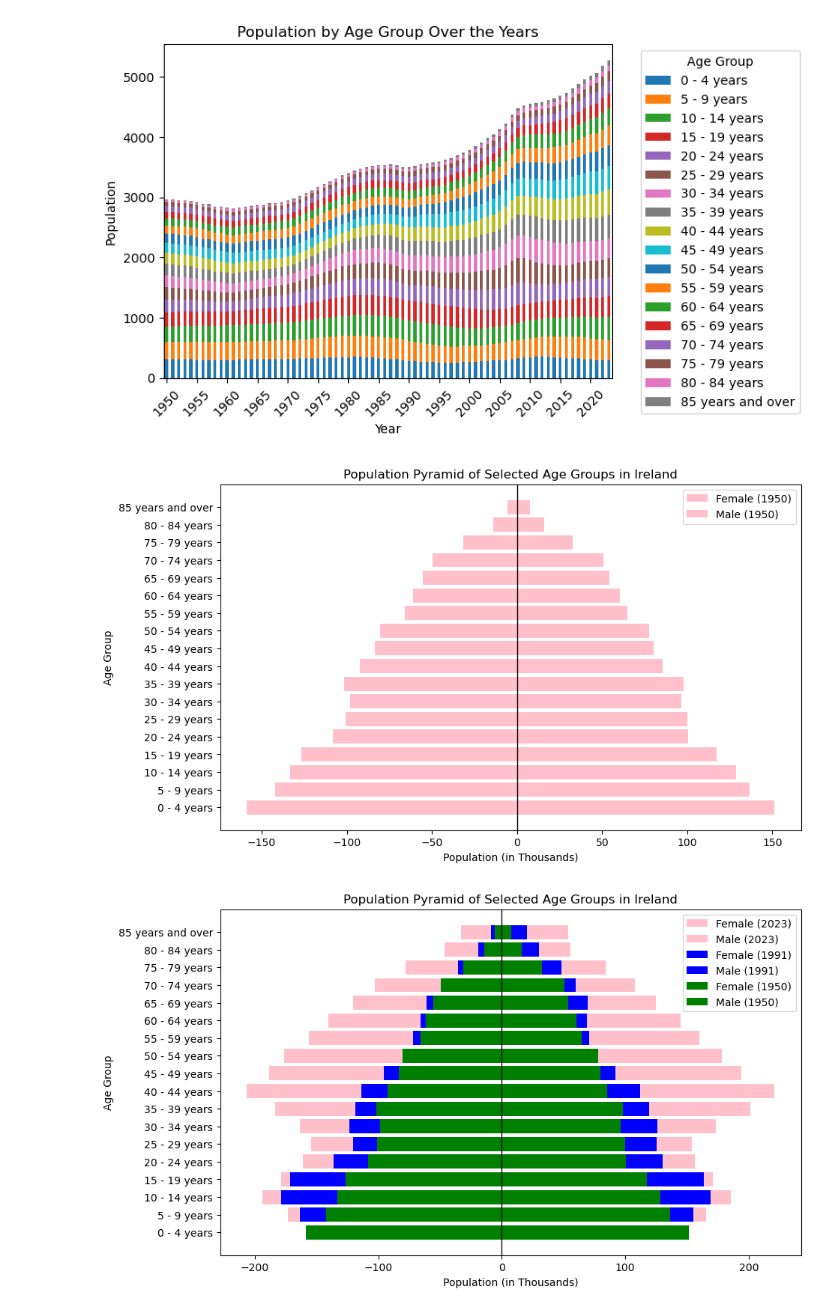
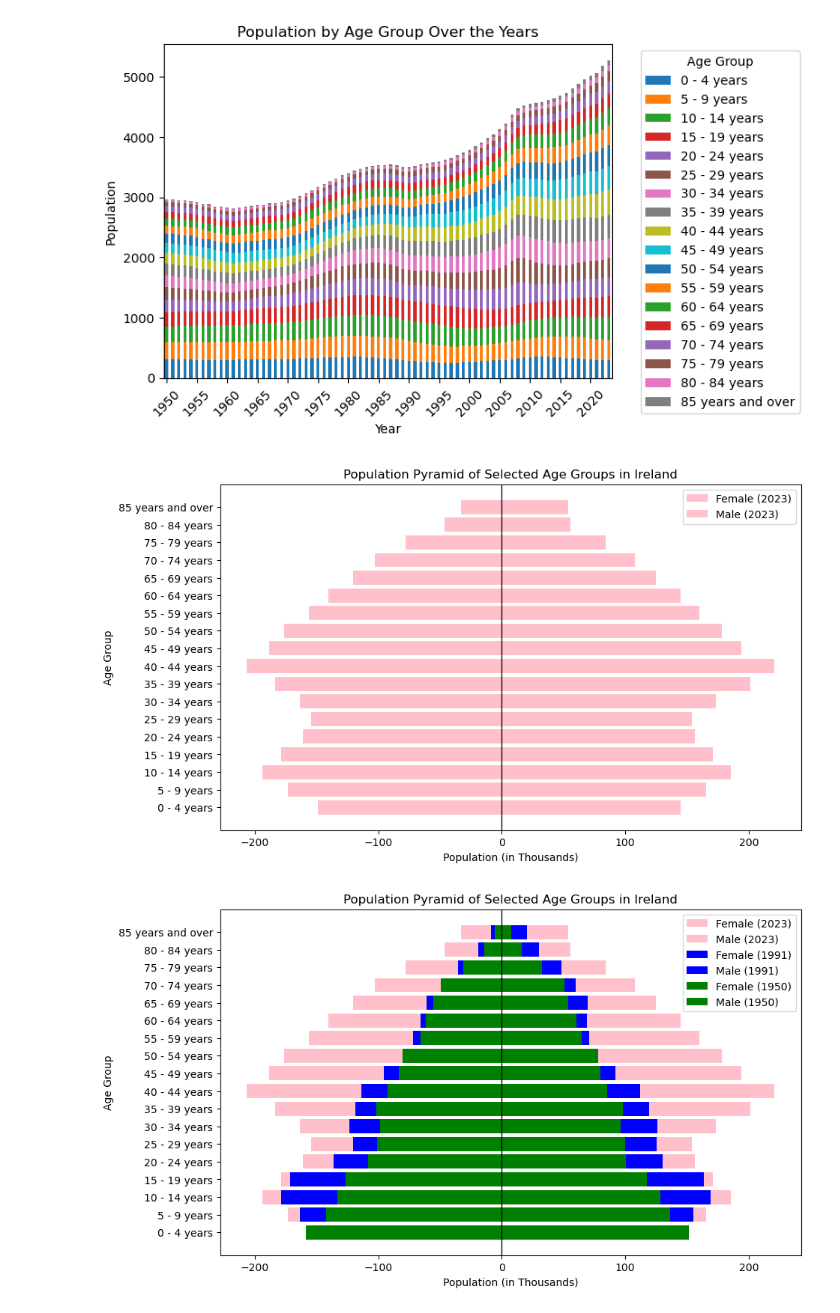
Before and after one commit to IlliaFadieiev/CA1, a Jupyter notebook: CA_main.ipynb, the cells around one changed output. Saved outputs shown, nothing was run; the diff lists cells and outputs as text; code cells hidden in the pictures.

```diff
--- a/CA_main.ipynb
+++ b/CA_main.ipynb
@@ -180,9 +202,9 @@ def plot_population_pyramid(df, years):
     plt.legend()
     plt.show()
 # %%
-plot_population_pyramid(df, [1950])
+plot_population_pyramid(df, [2023])
 # %% [output]
-[figure, old version]
+[figure, new version]
 # %%
 plot_population_pyramid(df, [2023, 1991, 1950])
 # %% [output]
```
Also changed, not shown: parts of 15 cells of this notebook.
